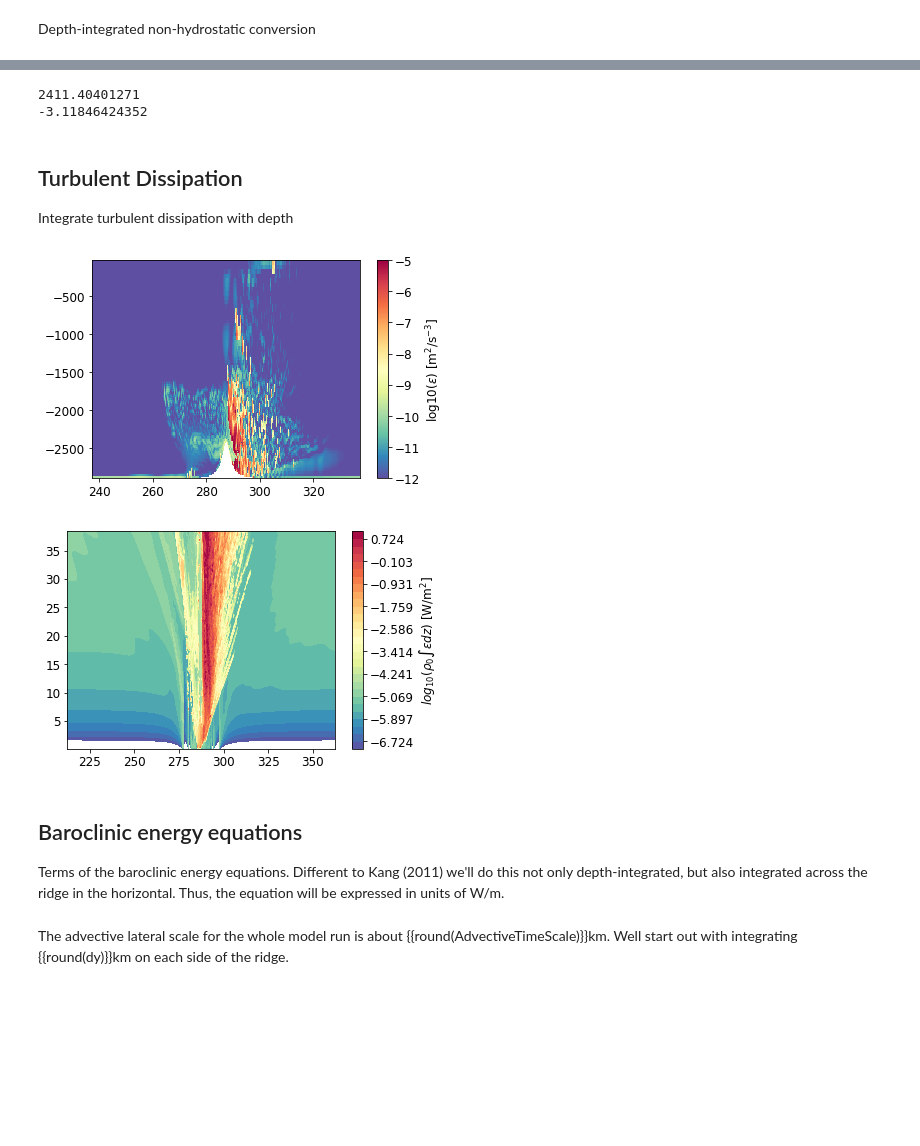
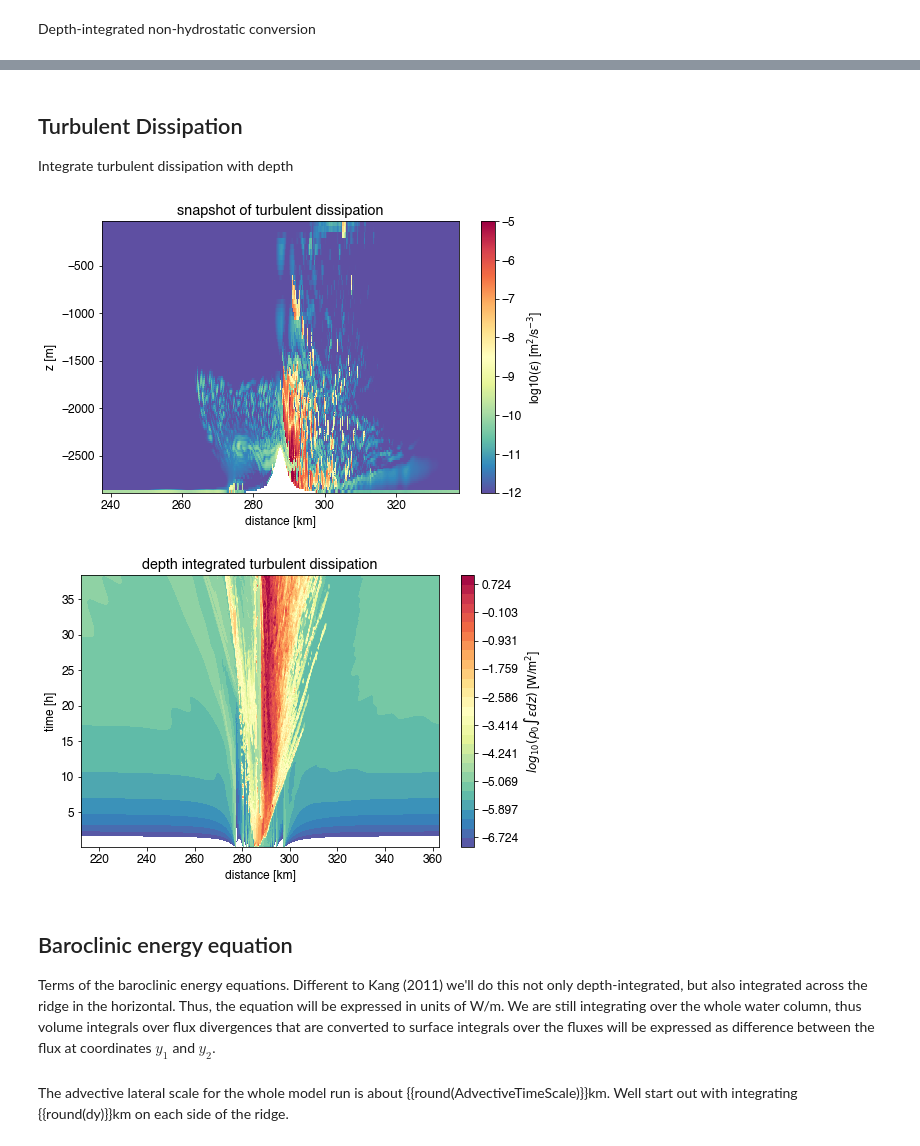
Before and after one commit to gunnarvoet/flow-across-bump, a Jupyter notebook: analysis/bump_analysis_energy.ipynb, the cells around one changed output, grey strips where cells are left out. Saved outputs shown, nothing was run; the diff lists cells and outputs as text; code cells hidden in the pictures; blank space fills up the shorter version.

```diff
--- a/analysis/bump_analysis_energy.ipynb
+++ b/analysis/bump_analysis_energy.ipynb
@@ -531,34 +426,30 @@ plt.gca().set(ylim=(-1,1))
-# %%
-HorizontalExtent = slice(200,800)
-print(np.nansum(BTBCConversionDepthIntegral[-1,HorizontalExtent]*dyF[HorizontalExtent]))
-print(np.nansum(nhBTBCConversionDepthIntegral[-1,HorizontalExtent]*dyF[HorizontalExtent]))
-# %% [output]
-2411.40401271
--3.11846424352
 # %% [markdown]
 ## Turbulent Dissipation
 Integrate turbulent dissipation with depth
 # %%
 eps = np.squeeze(b6.KLeps.values)*BathyMaskNaN
 # %%
-plt.pcolormesh(grid.Y/1e3,grid.Z,np.ma.masked_where(np.squeeze(grid.HFacC)<1,np.log10(eps[150,:,:])),vmin=-12,vmax=-5,cmap='Spectral_r')
-plt.colorbar(label=r'log10($\epsilon$) [m$^2$/s$^{-3}$]')
+fig,ax = plt.subplots(nrows=1,ncols=1,figsize=(8,5))
+h = ax.pcolormesh(grid.Y/1e3,grid.Z,np.ma.masked_where(np.squeeze(grid.HFacC)<1,np.log10(eps[150,:,:])),vmin=-12,vmax=-5,cmap='Spectral_r')
+plt.colorbar(h,ax=ax,label=r'log10($\epsilon$) [m$^2$/s$^{-3}$]')
 CenterPlot()
+ax.set(xlabel='distance [km]',ylabel='z [m]',title='snapshot of turbulent dissipation');
 # %% [output]
-[figure, old version]
+[figure, new version]
 # %%
 epsDepthIntegral = np.nansum(rho0*hfacC*eps*drFC,axis=1)
 # %%
-fig,ax = plt.subplots()
+fig,ax = plt.subplots(nrows=1,ncols=1,figsize=(8,5))
 h = ax.contourf(dist,time,np.log10(epsDepthIntegral),np.linspace(-7,1,30),cmap='Spectral_r')
 # ax.set(ylabel=r'$\int \rho \epsilon \,  dz$ [W\m$^2$]',xlabel='distance [km]')
 CenterPlot(75,ax)
 plt.colorbar(h,ax=ax,label=r'$log_{10}(\rho_0 \int \epsilon dz)$ [W/m$^2$]');
+ax.set(ylabel='time [h]',xlabel='distance [km]',title='depth integrated turbulent dissipation');
 # %% [output]
-[figure, old version]
+[figure, new version]
 # %% [markdown]
-## Baroclinic energy equations
-Terms of the baroclinic energy equations. Different to Kang (2011) we'll do this not only depth-integrated, but also integrated across the ridge in the horizontal. Thus, the equation will be expressed in units of W/m.
+## Baroclinic energy equation
+Terms of the baroclinic energy equations. Different to Kang (2011) we'll do this not only depth-integrated, but also integrated across the ridge in the horizontal. Thus, the equation will be expressed in units of W/m. We are still integrating over the whole water column, thus volume integrals over flux divergences that are converted to surface integrals over the fluxes will be expressed as difference between the flux at coordinates $y_1$ and $y_2$.
 # %%
 AdvectiveTimeScale = 0.2*time[-1]*3600/1e3
 # %%
```
Also changed, not shown: parts of 105 cells of this notebook.
